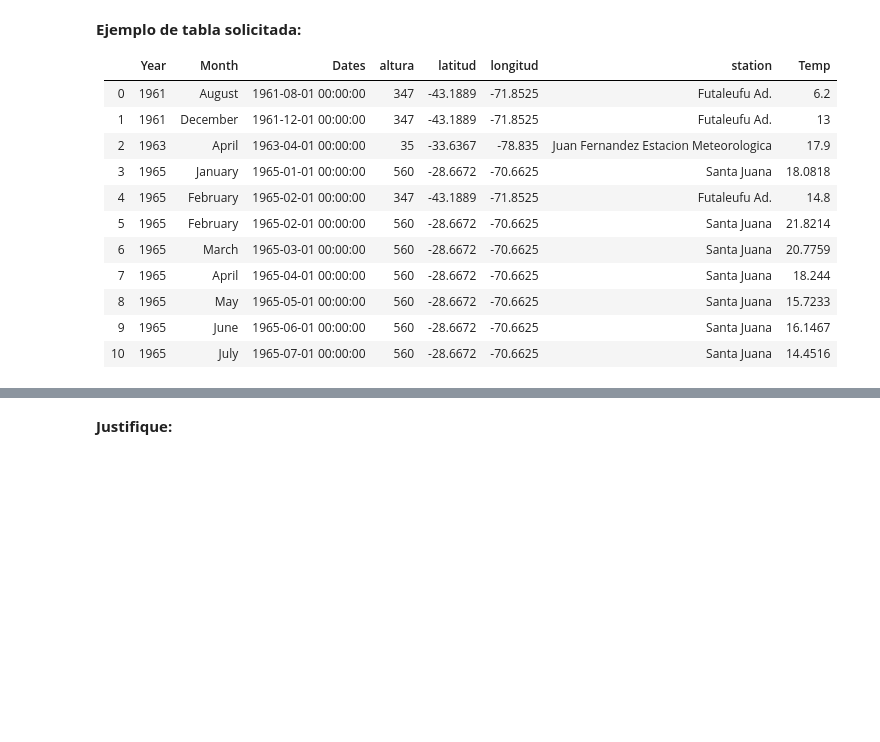
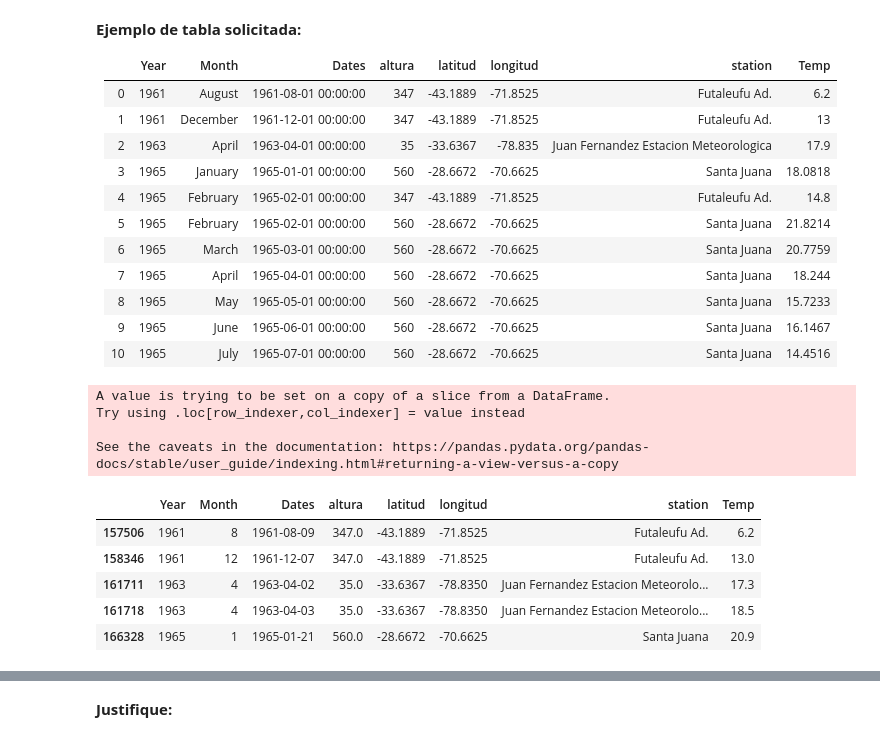
Before and after one commit to Johnny952/labDataScience, a Jupyter notebook: tarea1/Copia de Tarea_1.ipynb, the cells around one changed output, grey strips where cells are left out. Saved outputs shown, nothing was run; the diff lists cells and outputs as text; code cells hidden in the pictures; blank space fills up the shorter version.

```diff
--- a/tarea1/Copia de Tarea_1.ipynb
+++ b/tarea1/Copia de Tarea_1.ipynb
@@ -452,0 +205,44 @@ Con esto les solicita que creen un DataFrame con columnas que contengan (1) el a
+# %%
+#########################
+selected_columns = ["latitud", "longitud", "altura", "nombre"]
+
+mediciones = df.iloc[:, 15:].astype(float)
+seleccionados = df[selected_columns]
+seleccionados[["latitud", "longitud", "altura"]] = seleccionados[["latitud", "longitud", "altura"]].astype(float)
+df_ = pd.concat([seleccionados, mediciones], axis=1)
+
+nombres = [
+    'Pichoy Valdivia Ad.',
+    'Pudahuel Santiago',
+    'Santo Domingo Ad.',
+    'Juan Fernandez Estacion Meteorologica',
+    'Futaleufu Ad.',
+    'Santa Juana',
+    'Lautaro Embalse'
+]
+
+df_ = df_[df_["nombre"].isin(nombres)]
+
+df_ = pd.melt(df_, id_vars=selected_columns, value_vars=mediciones.columns, var_name="Dates", value_name="Temp")
+df_ = df_[df_["Temp"] != -9999]
+df_["Dates"] = pd.to_datetime(df_["Dates"], format="%Y-%m-%d")
+df_["Year"] = df_["Dates"].dt.year
+df_["Month"] = df_["Dates"].dt.month
+
+df_ = df_.rename(columns={
+    "nombre": "station"
+})
+df_ = df_[["Year", "Month", "Dates", "altura", "latitud", "longitud", "station", "Temp"]]
+df_.head()
+#########################
+# %% [output]
+A value is trying to be set on a copy of a slice from a DataFrame.
+Try using .loc[row_indexer,col_indexer] = value instead
+
+See the caveats in the documentation: https://pandas.pydata.org/pandas-docs/stable/user_guide/indexing.html#returning-a-view-versus-a-copy
+|  | Year | Month | Dates | altura | latitud | longitud | station | Temp |
+| 157506 | 1961 | 8 | 1961-08-09 | 347.0 | -43.1889 | -71.8525 | Futaleufu Ad. | 6.2 |
+| 158346 | 1961 | 12 | 1961-12-07 | 347.0 | -43.1889 | -71.8525 | Futaleufu Ad. | 13.0 |
+| 161711 | 1963 | 4 | 1963-04-02 | 35.0 | -33.6367 | -78.8350 | Juan Fernandez Estacion Meteorolo... | 17.3 |
+| 161718 | 1963 | 4 | 1963-04-03 | 35.0 | -33.6367 | -78.8350 | Juan Fernandez Estacion Meteorolo... | 18.5 |
+| 166328 | 1965 | 1 | 1965-01-21 | 560.0 | -28.6672 | -70.6625 | Santa Juana | 20.9 |
```
Also changed, not shown: parts of 79 cells of this notebook.
